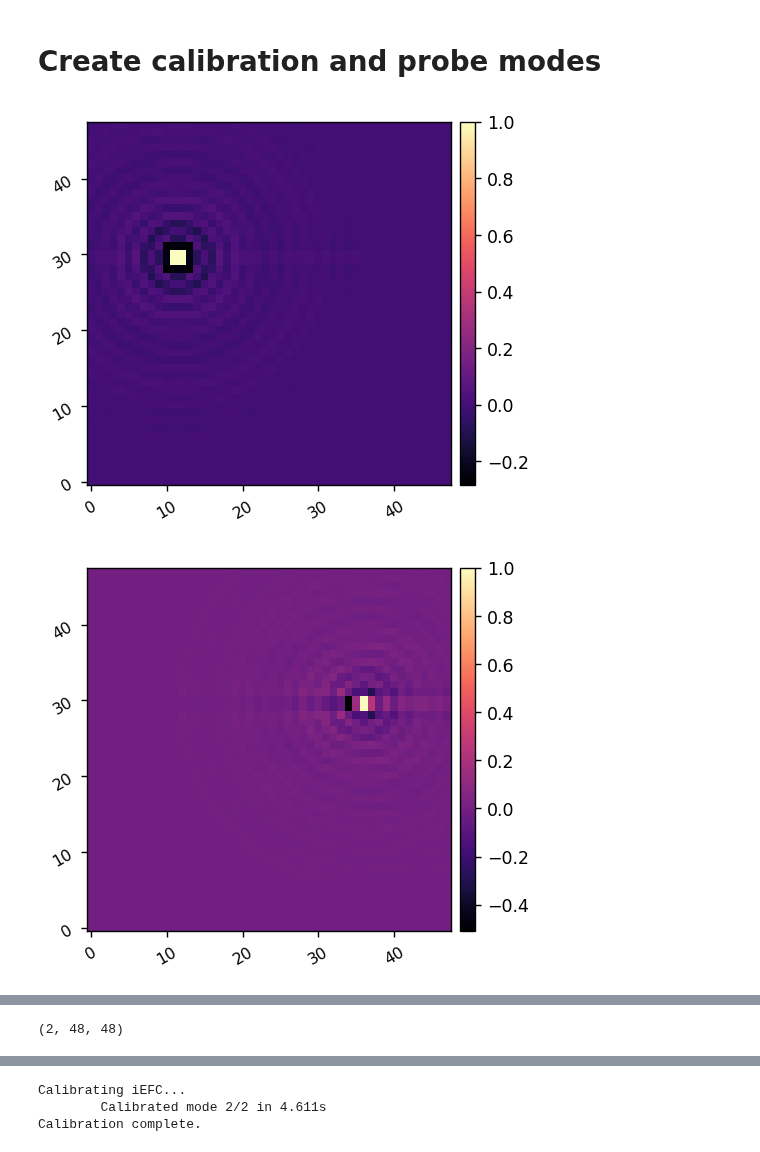
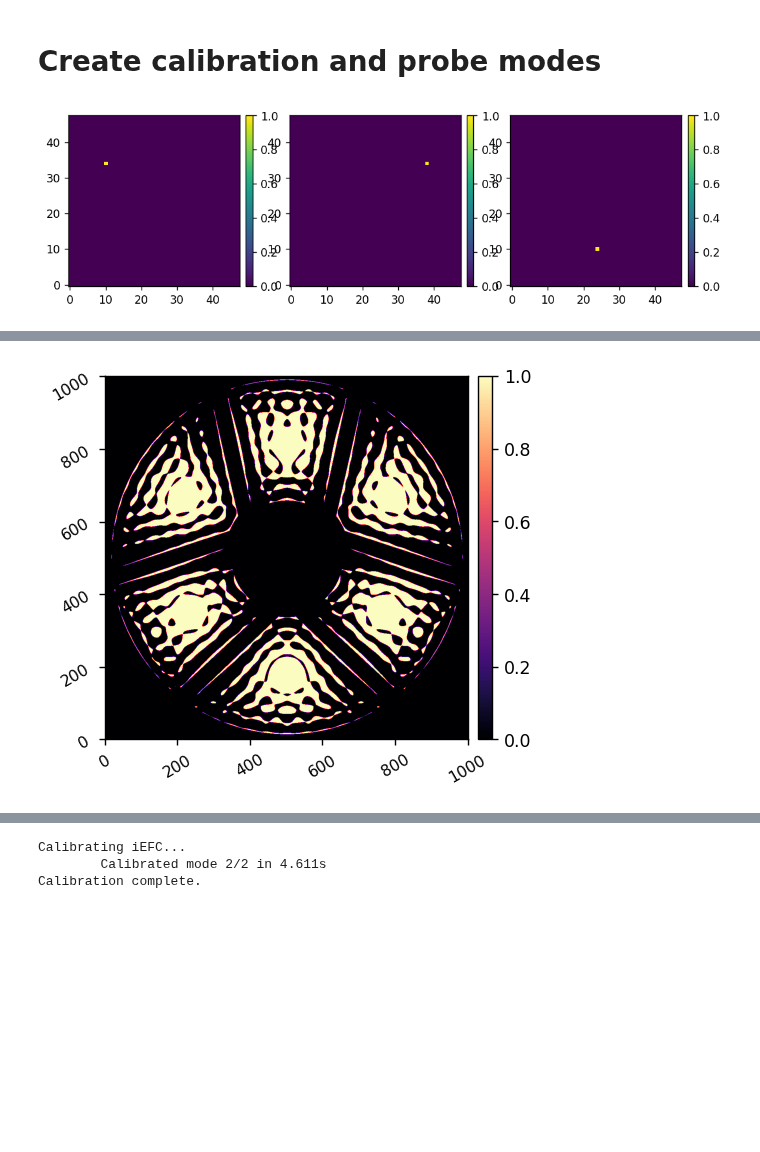
Before and after one commit to kian1377/roman-cgi-iefc, a Jupyter notebook: iefc_2dm_spc_wide_575_poke_modes.ipynb, the cells around one changed output, grey strips where cells are left out. Cells and saved outputs as stored; diff of their text form; code cells hidden in the pictures; blank space fills up the shorter version.

Commit message:
fourier modes do not work as well

```diff
--- a/iefc_2dm_spc_wide_575_poke_modes.ipynb
+++ b/iefc_2dm_spc_wide_575_poke_modes.ipynb
@@ -87,9 +87,13 @@ print(mean_ni)
 # Create calibration and probe modes
 # %%
 reload(utils)
-probe_amp = 2e-8
-probe_modes = utils.create_fourier_probes(mode, control_mask, fourier_sampling=0.2, shift=[(-12,6), (12,6), (0,-12)], nprobes=3, plot=True)
+probe_amp = 2.5e-8
+# probe_modes = utils.create_fourier_probes(mode, control_mask, fourier_sampling=0.2, shift=[(-12,6), (12,6), (0,-12)], nprobes=3, plot=True)
 # probe_modes = probe_modes[:2]
+
+# probe_modes = utils.create_poke_probes([(10,34), (10,35)], plot=True)
+# probe_modes = utils.create_poke_probes([(10,32), (11,33), (11,31)], plot=True)
+# probe_modes = utils.create_poke_probes([(23,9), (25,9), (24,10)], plot=True)
+probe_modes = utils.create_poke_probes([(10,34), (38,34), (24,10)], plot=True)
 # %% [output]
-[figure, old version]
+[figure, new version]
-[figure, removed]
@@ -99,7 +100,7 @@ probe
-# %%
-probe_modes.shape
-# %% [output]
-(2, 48, 48)
+# %%
+imshow1(mode.SPM.amplitude)
+# %% [output]
+[figure, added]
 # %%
 calib_modes = utils.create_all_poke_modes(mode.dm_mask, ndms=2)
 Nmodes = calib_modes.shape[0]
```
Also changed, not shown: parts of 12 cells of this notebook, 8 other files.
